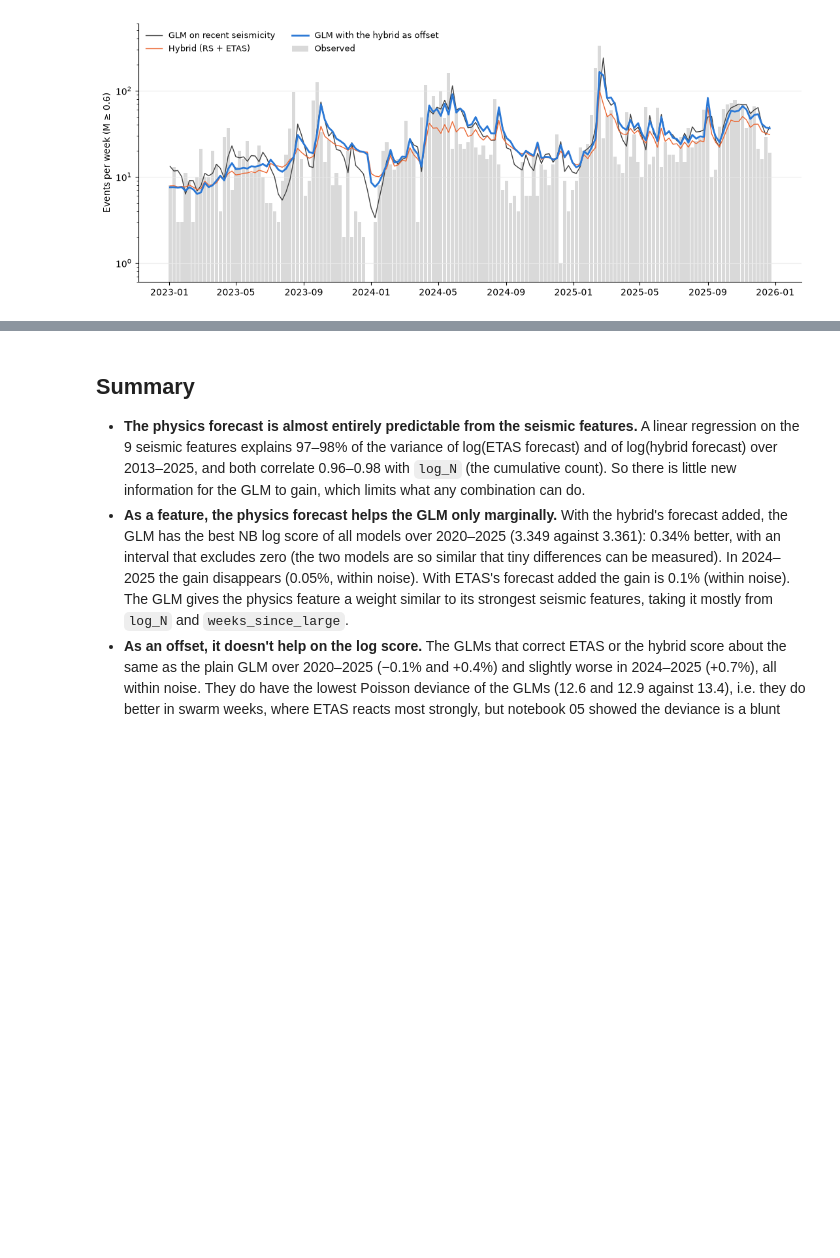
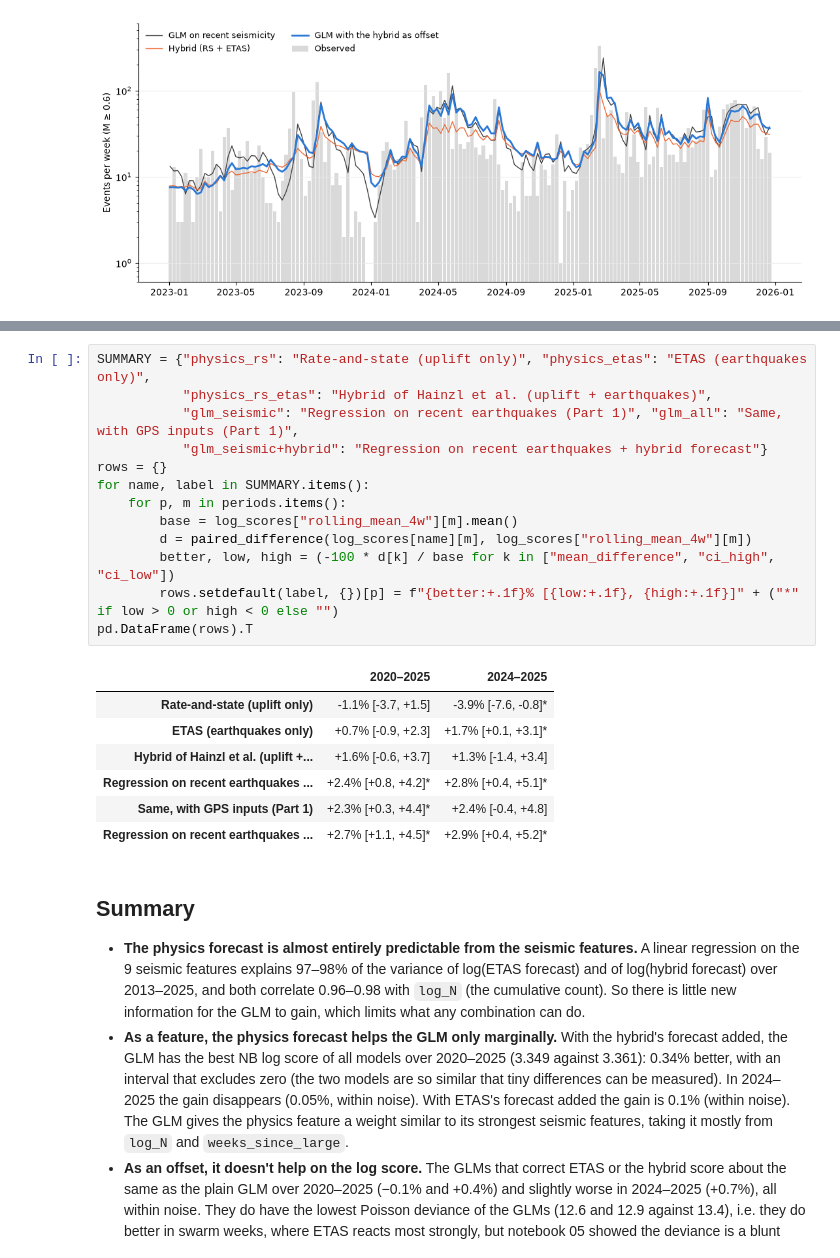
Before and after one commit to PatrickBolton/flegrei-seismicity, a Jupyter notebook: notebooks/07_ml_vs_physics.ipynb, the cells around one changed output, grey strips where cells are left out. Drawn from its saved outputs; the diff is of its cells as text; blank space fills up the shorter version.

```diff
--- a/notebooks/07_ml_vs_physics.ipynb
+++ b/notebooks/07_ml_vs_physics.ipynb
@@ -252,3 +256,24 @@ plt.show()
+# %%
+SUMMARY = {"physics_rs": "Rate-and-state (uplift only)", "physics_etas": "ETAS (earthquakes only)",
+           "physics_rs_etas": "Hybrid of Hainzl et al. (uplift + earthquakes)",
+           "glm_seismic": "Regression on recent earthquakes (Part 1)", "glm_all": "Same, with GPS inputs (Part 1)",
+           "glm_seismic+hybrid": "Regression on recent earthquakes + hybrid forecast"}
+rows = {}
+for name, label in SUMMARY.items():
+    for p, m in periods.items():
+        base = log_scores["rolling_mean_4w"][m].mean()
+        d = paired_difference(log_scores[name][m], log_scores["rolling_mean_4w"][m])
+        better, low, high = (-100 * d[k] / base for k in ["mean_difference", "ci_high", "ci_low"])
+        rows.setdefault(label, {})[p] = f"{better:+.1f}% [{low:+.1f}, {high:+.1f}]" + ("*" if low > 0 or high < 0 else "")
+pd.DataFrame(rows).T
+# %% [output]
+|  | 2020–2025 | 2024–2025 |
+| Rate-and-state (uplift only) | -1.1% [-3.7, +1.5] | -3.9% [-7.6, -0.8]* |
+| ETAS (earthquakes only) | +0.7% [-0.9, +2.3] | +1.7% [+0.1, +3.1]* |
+| Hybrid of Hainzl et al. (uplift +... | +1.6% [-0.6, +3.7] | +1.3% [-1.4, +3.4] |
+| Regression on recent earthquakes ... | +2.4% [+0.8, +4.2]* | +2.8% [+0.4, +5.1]* |
+| Same, with GPS inputs (Part 1) | +2.3% [+0.3, +4.4]* | +2.4% [-0.4, +4.8] |
+| Regression on recent earthquakes ... | +2.7% [+1.1, +4.5]* | +2.9% [+0.4, +5.2]* |
 # %% [markdown]
 ## Summary
 
```
Also changed, not shown: parts of 2 cells of this notebook, 1 other file.
